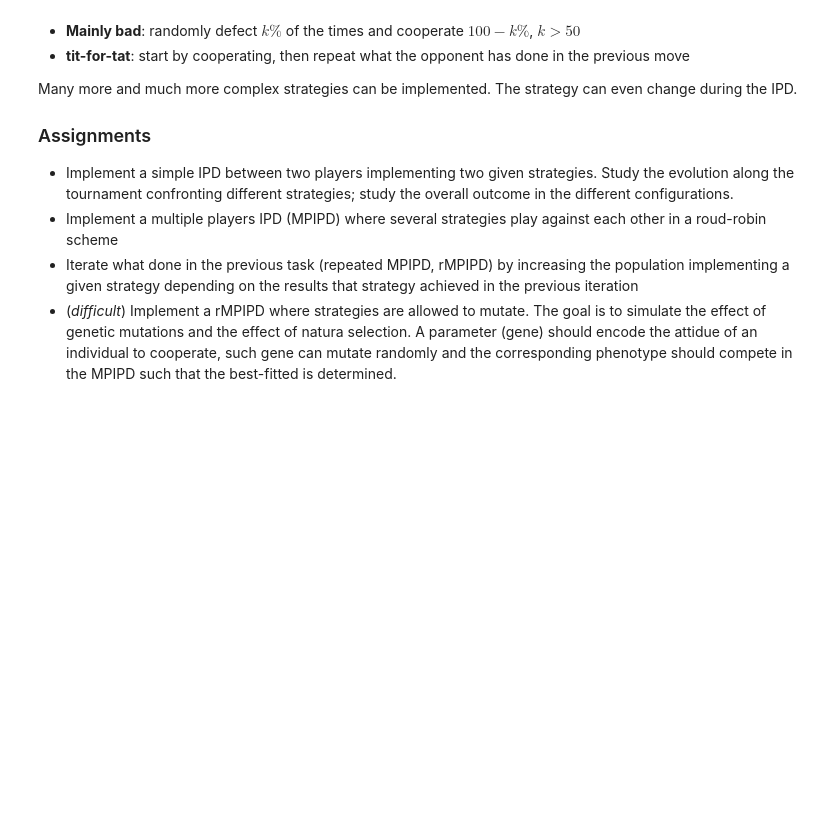
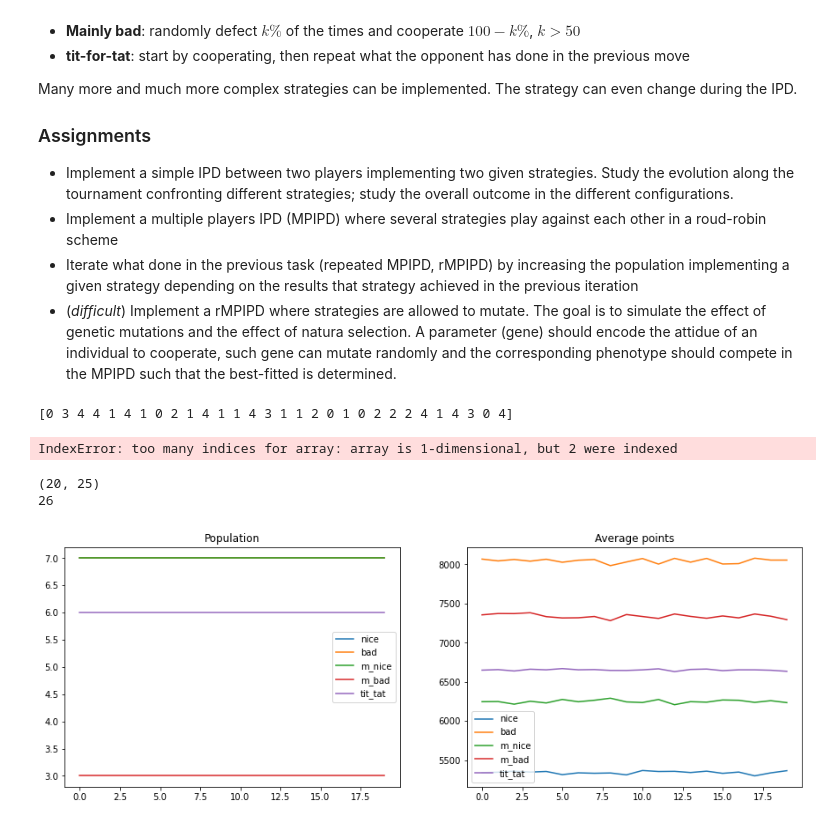
Before and after one commit to luca430/prisoner_dilemma, a Jupyter notebook: Project.ipynb, the cells around one changed output. Cells and saved outputs as stored; diff of their text form; code cells hidden in the pictures; blank space fills up the shorter version.

```diff
--- a/Project.ipynb
+++ b/Project.ipynb
@@ -69,0 +68,35 @@ s = ['nice','bad','m_nice','m_bad','tit_tat']
+# %%
+s = ['nice','bad','m_nice','m_bad','tit_tat']
+
+n_players = 30
+h = npr.randint(0,len(s),size=n_players)
+#h = np.zeros((2,n_players))
+#h[0] = npr.randint(0,len(s),size=n_players)
+unique, n_strategies = np.unique(h,return_counts=True)
+
+print(h)
+
+k = 20
+n_ma, val_ma = pris_dil.tournament(h,'update_2',s,it=k)
+# %% [output]
+[0 3 4 4 1 4 1 0 2 1 4 1 1 4 3 1 1 2 0 1 0 2 2 2 4 1 4 3 0 4]
+IndexError: too many indices for array: array is 1-dimensional, but 2 were indexed
+# %%
+print(np.shape(n_ma))
+print(len(s))
+# %% [output]
+(20, 25)
+26
+# %%
+fig, (ax1,ax2) = plt.subplots(nrows=1,ncols=2,figsize=(15,5))
+
+for i in range(len(n_ma.T)):
+    ax1.plot(np.arange(k),n_ma.T[i],label=s[i])
+    ax1.set_title('Population')
+    ax2.plot(np.arange(k),val_ma.T[i],label=s[i])
+    ax2.set_title('Average points')
+    ax1.legend()
+    ax2.legend()
+plt.show()
+# %% [output]
+[figure, added]
```
Also changed, not shown: parts of 7 cells of this notebook, 2 other files.
